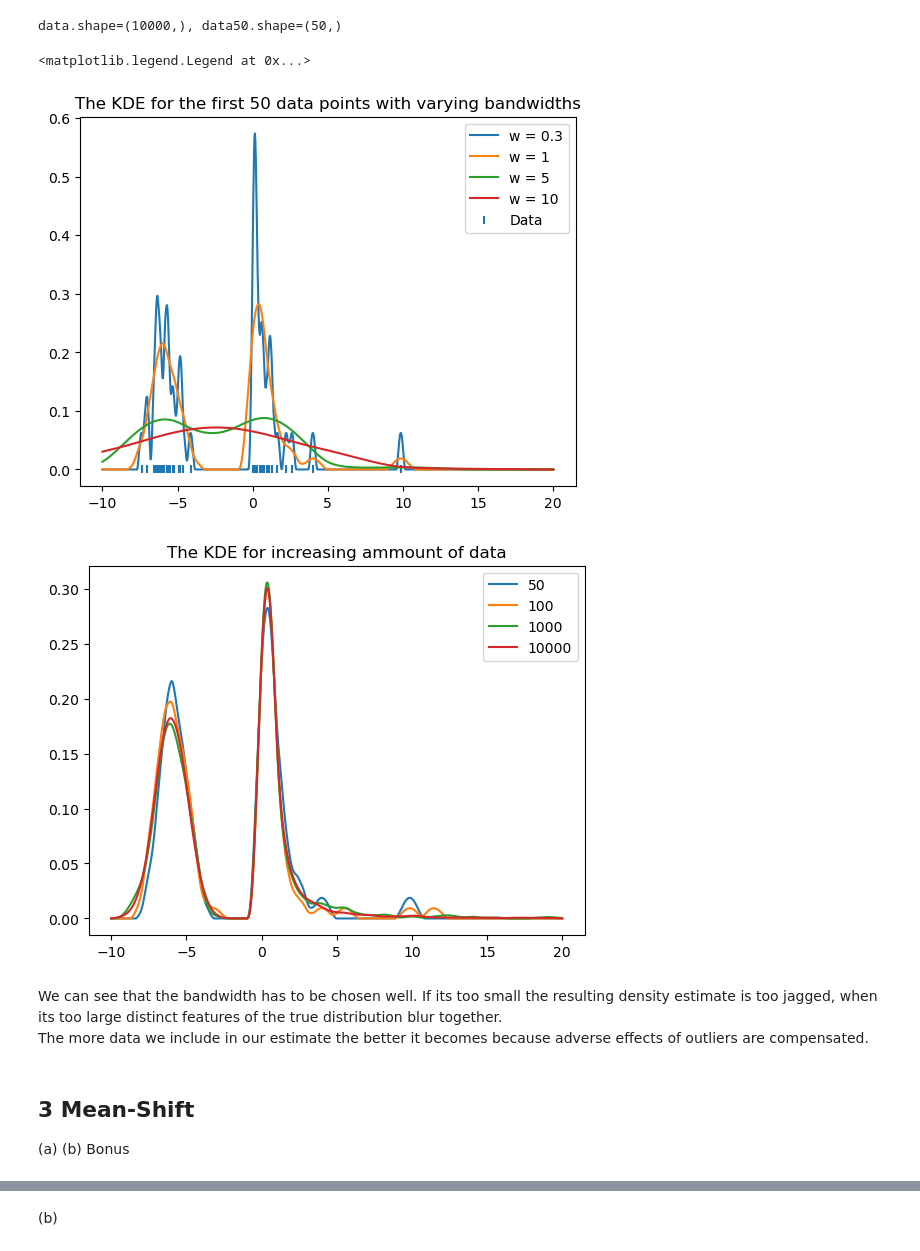
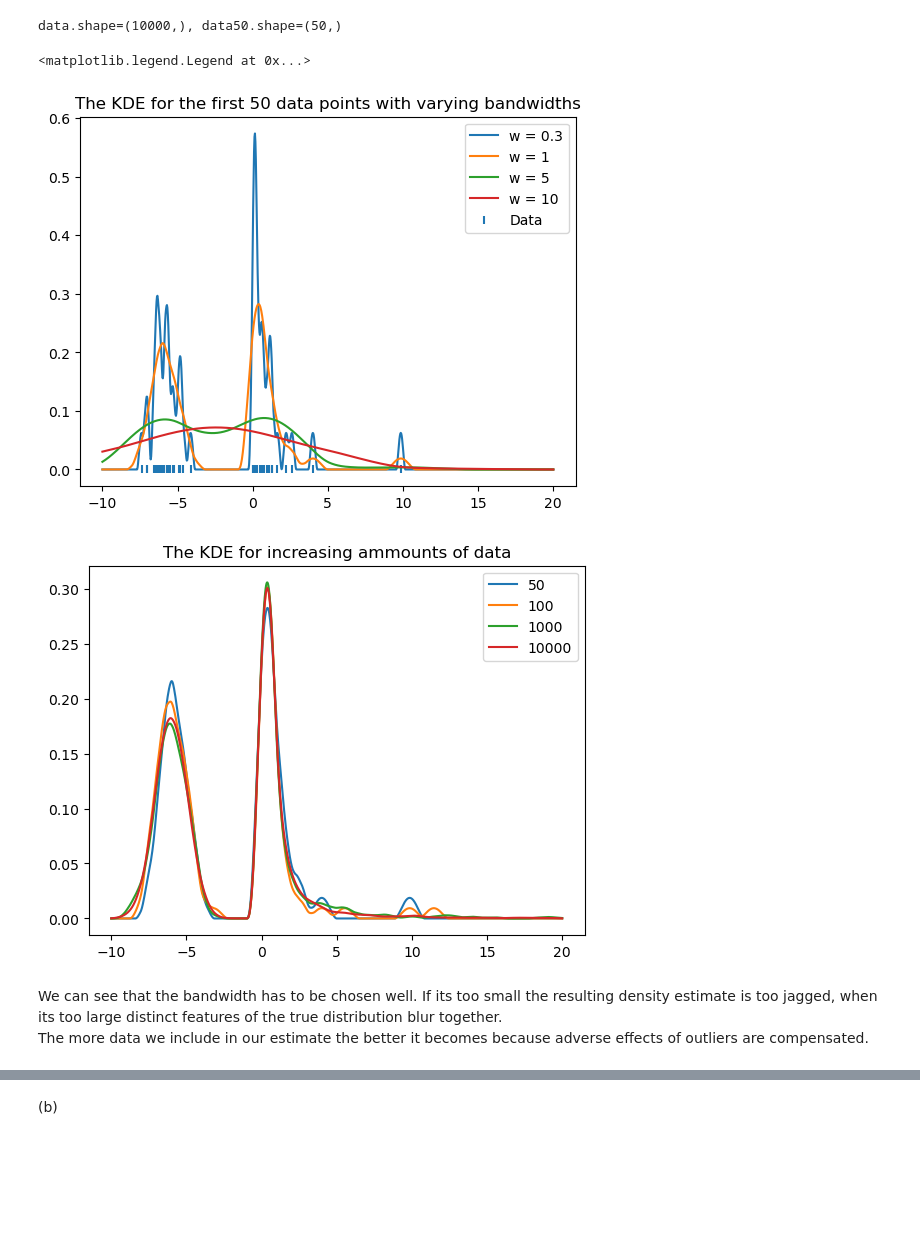
Before and after one commit to Paulemaule/WS22_23, a Jupyter notebook: ML_Phys/ex2/sheet02.ipynb, the cells around one changed output, grey strips where cells are left out. Drawn from its saved outputs; the diff is of its cells as text; code cells hidden in the pictures; blank space fills up the shorter version.

```diff
--- a/ML_Phys/ex2/sheet02.ipynb
+++ b/ML_Phys/ex2/sheet02.ipynb
@@ -42,40 +41,36 @@ def kde(x, obs, w=1):
     result = np.vstack([biweight(x, mu, w) for mu in obs]) # This should be vectorizable...
     return result.mean(axis=0)
 # %%
-# TODO: compute and plot the kde on the first 50 data points
 x = np.linspace(-10,20, 1000)
 
 widths = [0.3, 1, 5, 10]
 
 plt.figure()
 plt.title('The KDE for the first 50 data points with varying bandwidths')
 
 for w in widths:
     plt.plot(x, kde(x, data50, w), label = f'w = {w}')
 
 plt.scatter(data50, np.zeros(data50.shape), marker='|', label = 'Data')
 
 plt.legend()
 
-# TODO: explore what happens when you increase the number of points
-ammounts = [50, 100, 1000, 10000] # The different ammounts of data to test
+
+
+ammounts = [50, 100, 1000, 10000]
 
 plt.figure()
-plt.title('The KDE for increasing ammount of data')
+plt.title('The KDE for increasing ammounts of data')
 
 for N in ammounts:
     dataN = data[:N]
     plt.plot(x, kde(x, dataN), label = N)
 
 plt.legend()
 # %% [output]
 <matplotlib.legend.Legend at 0x...>
 [figure]
-[figure, old version]
+[figure, new version]
 # %% [markdown]
 We can see that the bandwidth has to be chosen well. If its too small the resulting density estimate is too jagged, when its too large distinct features of the true distribution blur together. <br>
 The more data we include in our estimate the better it becomes because adverse effects of outliers are compensated.
-# %% [markdown]
-## 3 Mean-Shift
-(a)
-(b) Bonus
```
Also changed, not shown: parts of 13 cells of this notebook.
